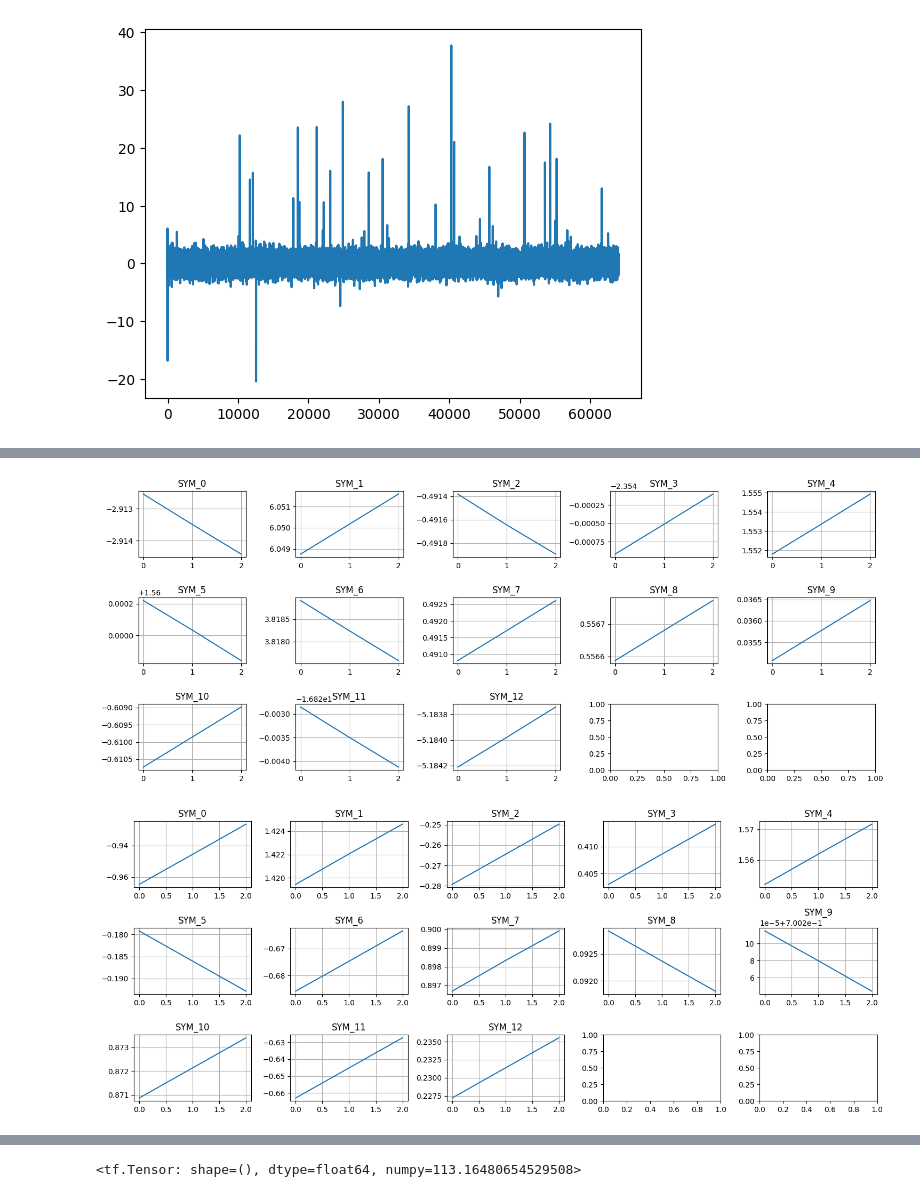
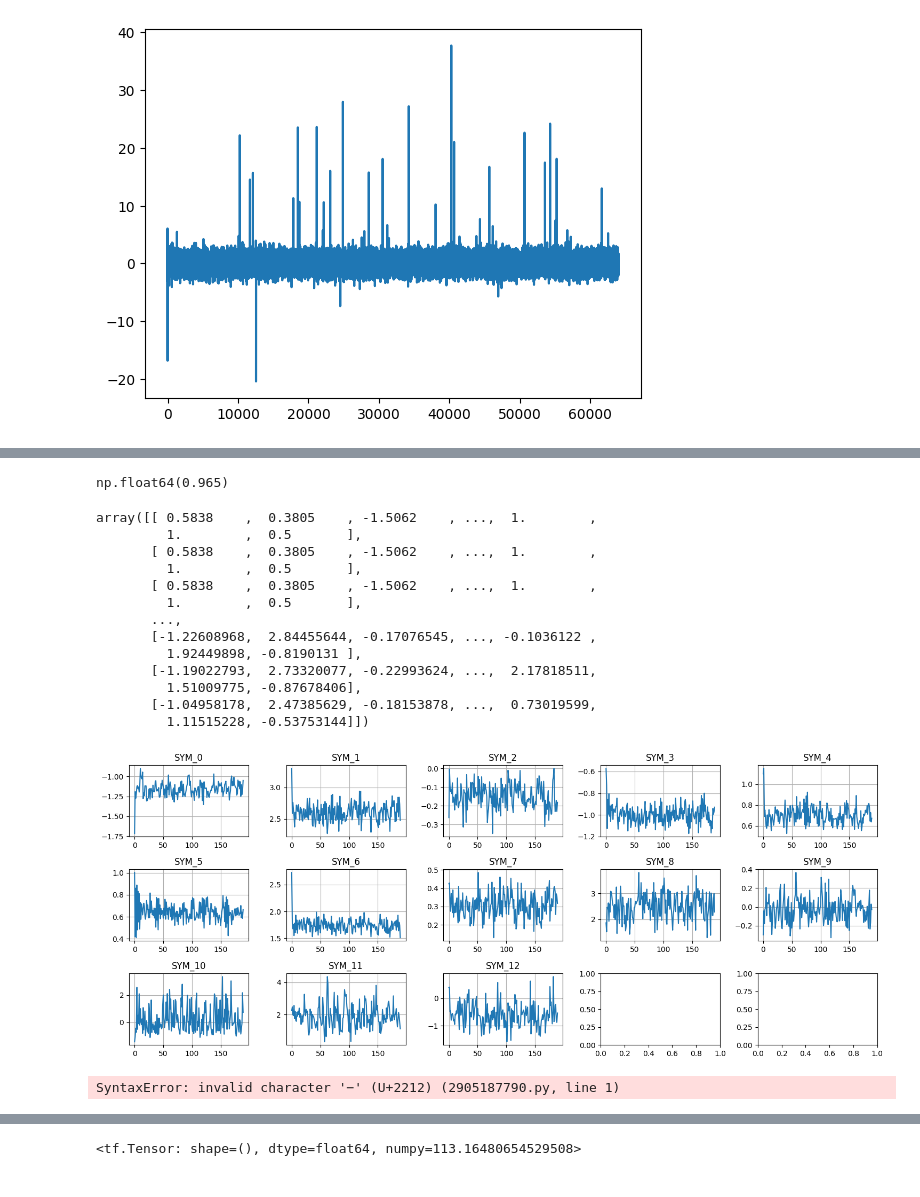
Before and after one commit to YedaCui/TSRLproject_JPMorgan, a Jupyter notebook: lrtf.ipynb, the cells around one changed output, grey strips where cells are left out. Cells and saved outputs as stored; diff of their text form; code cells hidden in the pictures.

```diff
--- a/lrtf.ipynb
+++ b/lrtf.ipynb
@@ -474,5 +472,5 @@ np.int64(40284)
 # %%
 import pickle
 
-with open("/home/ycui/Documents/TSRLproject_JPMorgan/data/pmglmmB_narprior/train_6.obj", "rb") as f:
+with open("/home/ycui/Documents/TSRLproject_JPMorgan/samples/grad_hmc_pmglmm_priornarr_test3.pkl", "rb") as f:
     data = pickle.load(f)
@@ -479,18 +497,42 @@ with open("/home/ycui/Documents/TSRLproject_JPMorgan/data/pmglmmB_narprior/train
+# %%
+np.mean(data["accept"])
+# %% [output]
+np.float64(0.965)
+# %%
+data["samples"][0]
+# %% [output]
+array([[ 0.5838    ,  0.3805    , -1.5062    , ...,  1.        ,
+         1.        ,  0.5       ],
+       [ 0.5838    ,  0.3805    , -1.5062    , ...,  1.        ,
+         1.        ,  0.5       ],
+       [ 0.5838    ,  0.3805    , -1.5062    , ...,  1.        ,
+         1.        ,  0.5       ],
+       ...,
+       [-1.22608968,  2.84455644, -0.17076545, ..., -0.1036122 ,
+         1.92449898, -0.8190131 ],
+       [-1.19022793,  2.73320077, -0.22993624, ...,  2.17818511,
+         1.51009775, -0.87678406],
+       [-1.04958178,  2.47385629, -0.18153878, ...,  0.73019599,
+         1.11515228, -0.53753144]])
 # %%
 def plotsth(states,):
     import numpy as np
     import matplotlib.pyplot as plt
     fig, axes = plt.subplots(3, 5, figsize=(15, 6))
     axes = axes.flatten()
     for i in range(13):
-        axes[i].plot(states[:,i])
+        axes[i].plot(states[10:,i])
         axes[i].set_title(f"SYM_{i}")
         axes[i].grid(True)
     plt.tight_layout()
     plt.show()
 
-plotsth(data["states"])
-plotsth(data["states"][:,len(data["states"][0])//2:])
+# plotsth(data["states"])
+# plotsth(data["states"][:,len(data["states"][0])//2:])
+plotsth(data["samples"][0])
 # %% [output]
-[figure, old version]
+[figure, new version]
-[figure, removed]
+# %%
+−1.1671 2.4665−0.1918−1.0080 0.6212 0.6524 1.5410 0.2653
+# %% [output]
+SyntaxError: invalid character '−' (U+2212) (2905187790.py, line 1)
```
Also changed, not shown: parts of 12 cells of this notebook, 4 other files.
